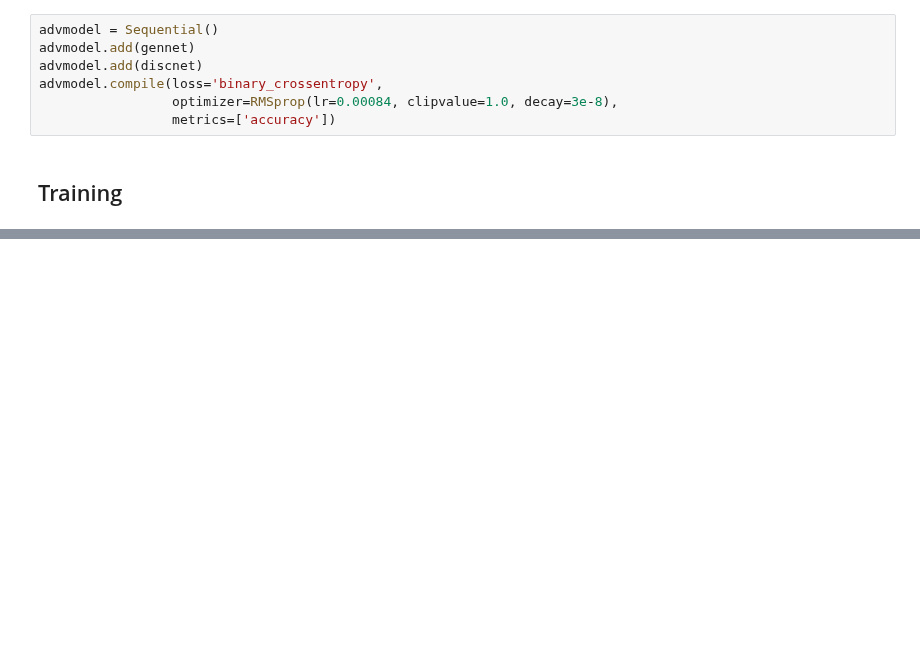
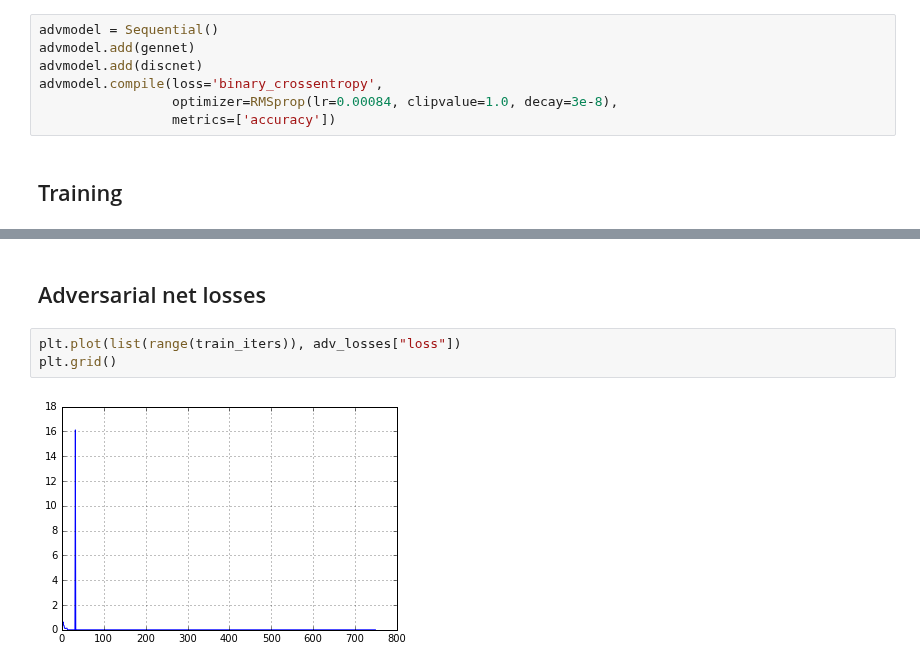
Before and after one commit to robolamp/SleepingCalligrapher, a Jupyter notebook: digits_gen.ipynb, the cells around one changed output, grey strips where cells are left out. Drawn from its saved outputs; the diff is of its cells as text; blank space fills up the shorter version.

```diff
--- a/digits_gen.ipynb
+++ b/digits_gen.ipynb
@@ -235,0 +247,7 @@ Trained on 99th bath of 100 | Disc loss: [7.9711924, 0.5] | Adv loss [1.1920933e
+# %% [markdown]
+## Adversarial net losses
+# %%
+plt.plot(list(range(train_iters)), adv_losses["loss"])
+plt.grid()
+# %% [output]
+[figure, added]
```
Also changed, not shown: parts of 3 cells of this notebook.
